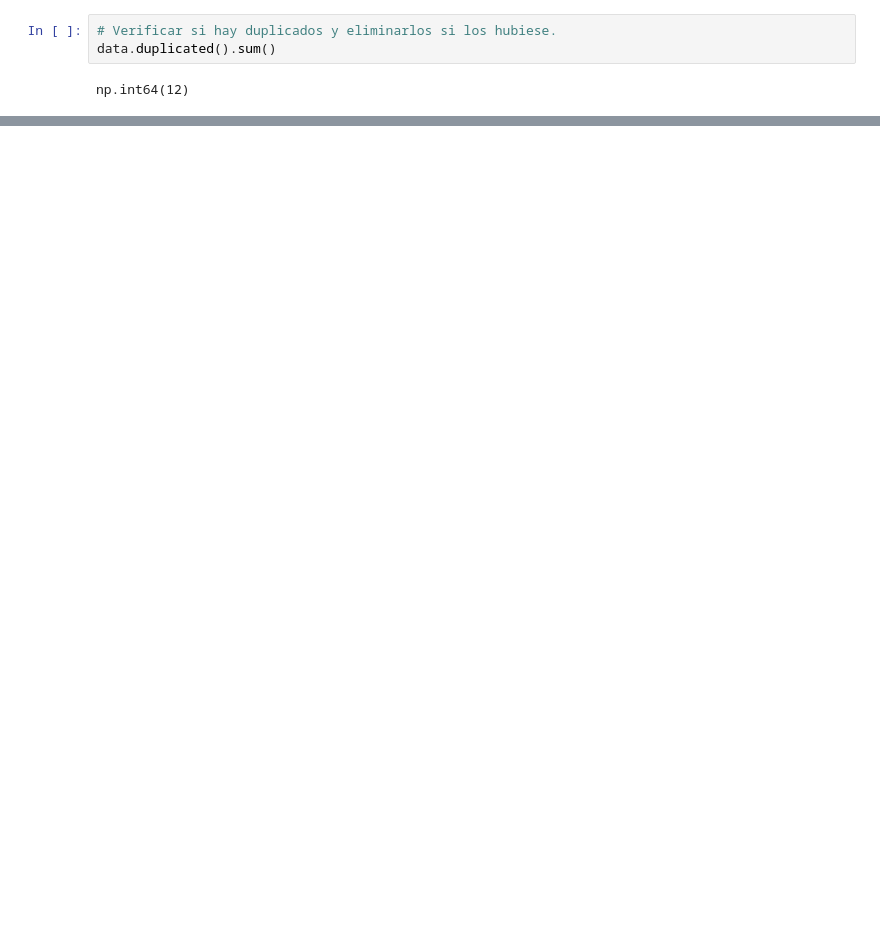
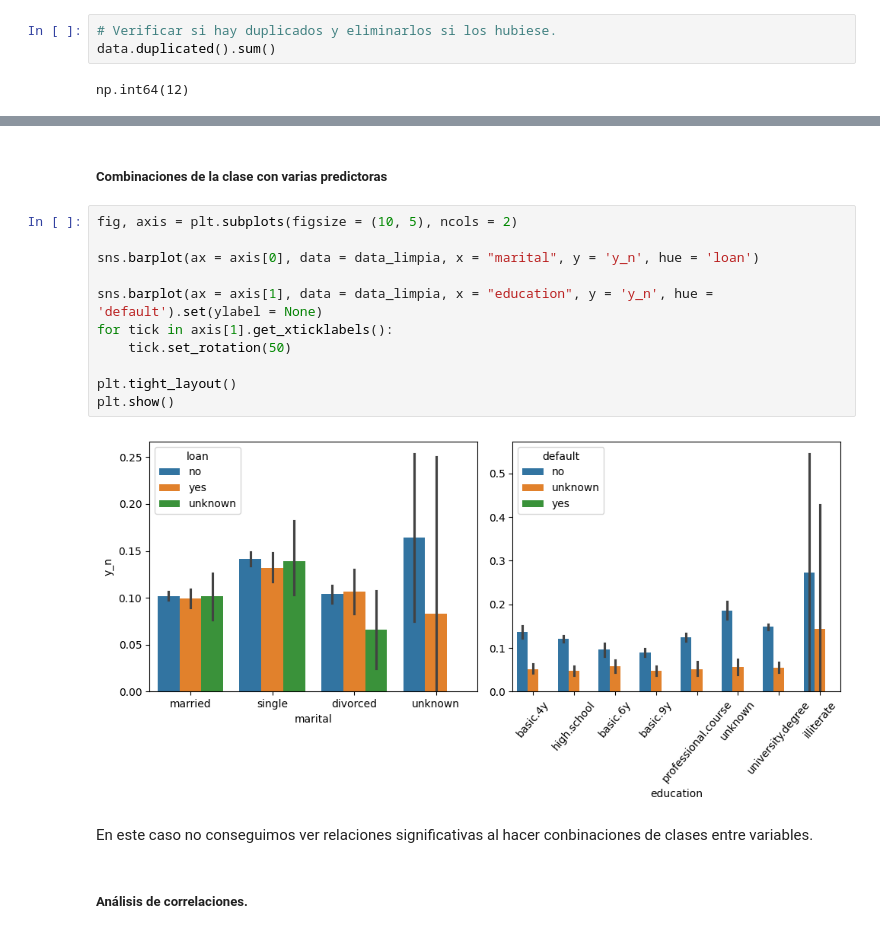
Before and after one commit to Julianmarania/Logistic_regression_model_for_machine_learning_Project_13_Julian_Lopez, a Jupyter notebook: src/explore.ipynb, the cells around one changed output, grey strips where cells are left out. Drawn from its saved outputs; the diff is of its cells as text; blank space fills up the shorter version.

```diff
--- a/src/explore.ipynb
+++ b/src/explore.ipynb
@@ -154,0 +293,19 @@ plot_numericas(data_limpia)
+# %% [markdown]
+##### Combinaciones de la clase con varias predictoras
+# %%
+fig, axis = plt.subplots(figsize = (10, 5), ncols = 2)
+
+sns.barplot(ax = axis[0], data = data_limpia, x = "marital", y = 'y_n', hue = 'loan')
+
+sns.barplot(ax = axis[1], data = data_limpia, x = "education", y = 'y_n', hue = 'default').set(ylabel = None)
+for tick in axis[1].get_xticklabels():
+    tick.set_rotation(50)
+
+plt.tight_layout()
+plt.show()
+# %% [output]
+[figure, added]
+# %% [markdown]
+En este caso no conseguimos ver relaciones significativas al hacer conbinaciones de clases entre variables.
+# %% [markdown]
+##### Análisis de correlaciones.
```
Also changed, not shown: parts of 29 cells of this notebook, 2 other files.
